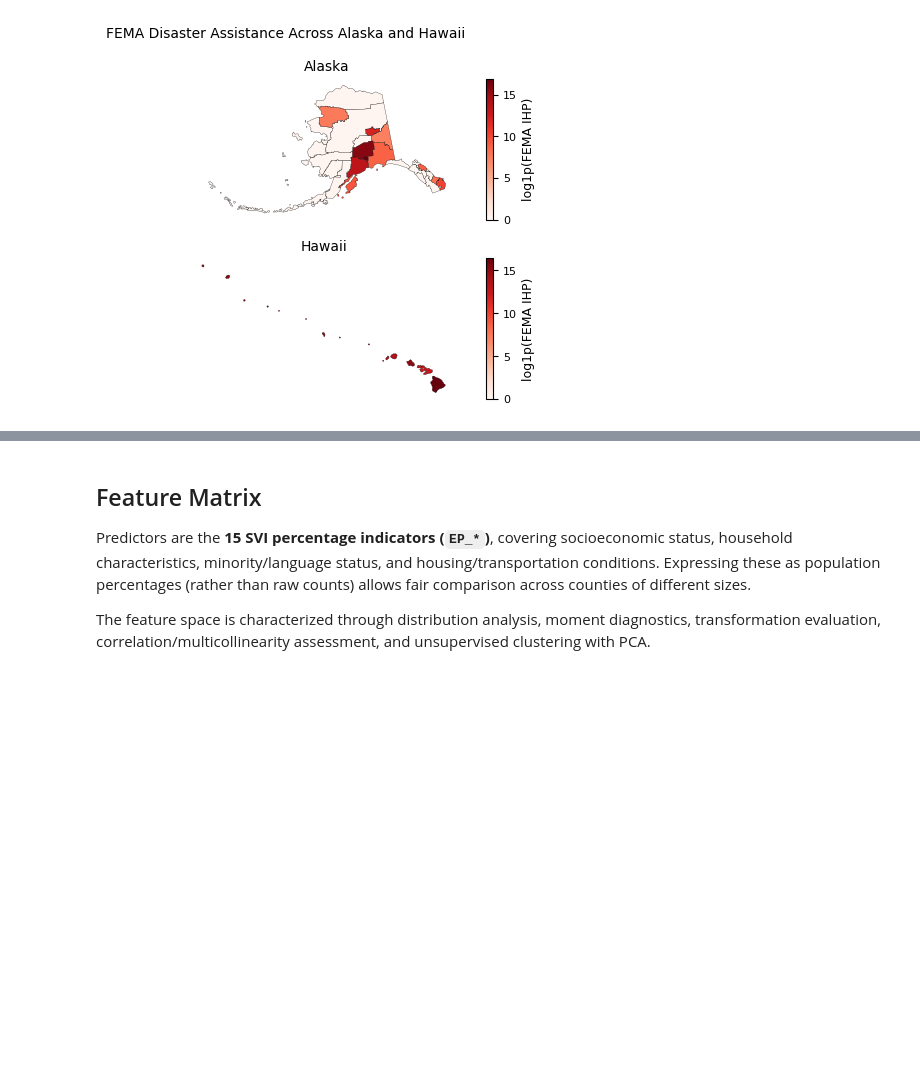
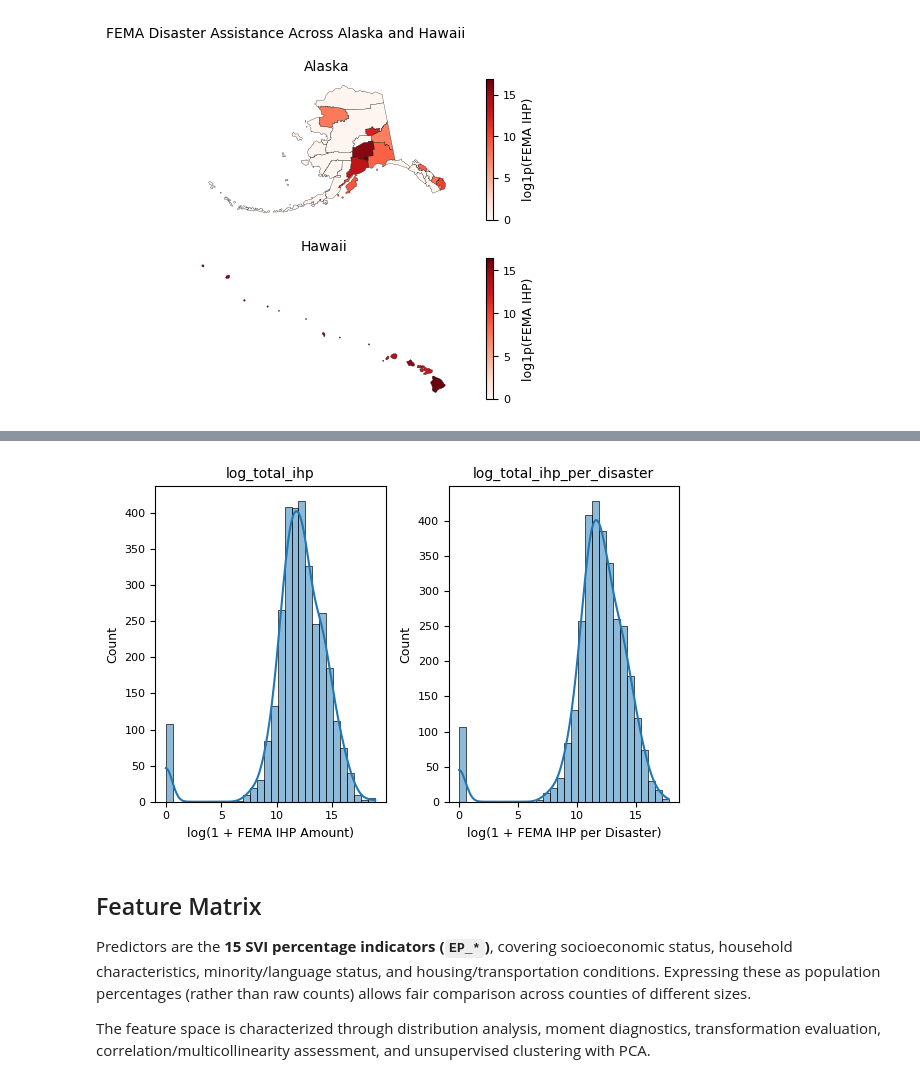
Before and after one commit to AnhJoe/CS273P_MachineLearning_Final_Project, a Jupyter notebook: notebooks/01_eda.ipynb, the cells around one changed output, grey strips where cells are left out. Drawn from its saved outputs; the diff is of its cells as text; code cells hidden in the pictures; blank space fills up the shorter version.

```diff
--- a/notebooks/01_eda.ipynb
+++ b/notebooks/01_eda.ipynb
@@ -635,3 +675,37 @@ plt.show()
+# %%
+#| label: fig-fema-y-dist-normalized
+#| fig-cap: "Comparison of the log-transformed raw target, log(1 + total_ihp), and the log-transformed disaster-frequency-normalized target, log(1 + total_ihp_per_disaster), across 3,141 U.S. counties. The two distributions are highly similar, since most counties experienced exactly one declared disaster over the study period."
+
+plot_df = geo_df[["total_ihp", "total_ihp_per_disaster"]].copy()
+plot_df["log_total_ihp"] = np.log1p(plot_df["total_ihp"])
+plot_df["log_total_ihp_per_disaster"] = np.log1p(plot_df["total_ihp_per_disaster"])
+
+fig, axes = plt.subplots(1, 2, figsize=(6, 4))
+
+sns.histplot(
+    plot_df["log_total_ihp"],
+    bins=30,
+    kde=True,
+    ax=axes[0]
+)
+axes[0].set_title("log_total_ihp")
+axes[0].set_xlabel("log(1 + FEMA IHP Amount)")
+axes[0].set_ylabel("Count")
+
+sns.histplot(
+    plot_df["log_total_ihp_per_disaster"],
+    bins=30,
+    kde=True,
+    ax=axes[1]
+)
+axes[1].set_title("log_total_ihp_per_disaster")
+axes[1].set_xlabel("log(1 + FEMA IHP per Disaster)")
+axes[1].set_ylabel("Count")
+
+plt.tight_layout()
+plt.show()
+# %% [output]
+[figure, added]
 # %% [markdown]
 ## Feature Matrix
 
```
Also changed, not shown: parts of 21 cells of this notebook, 5 other files.
